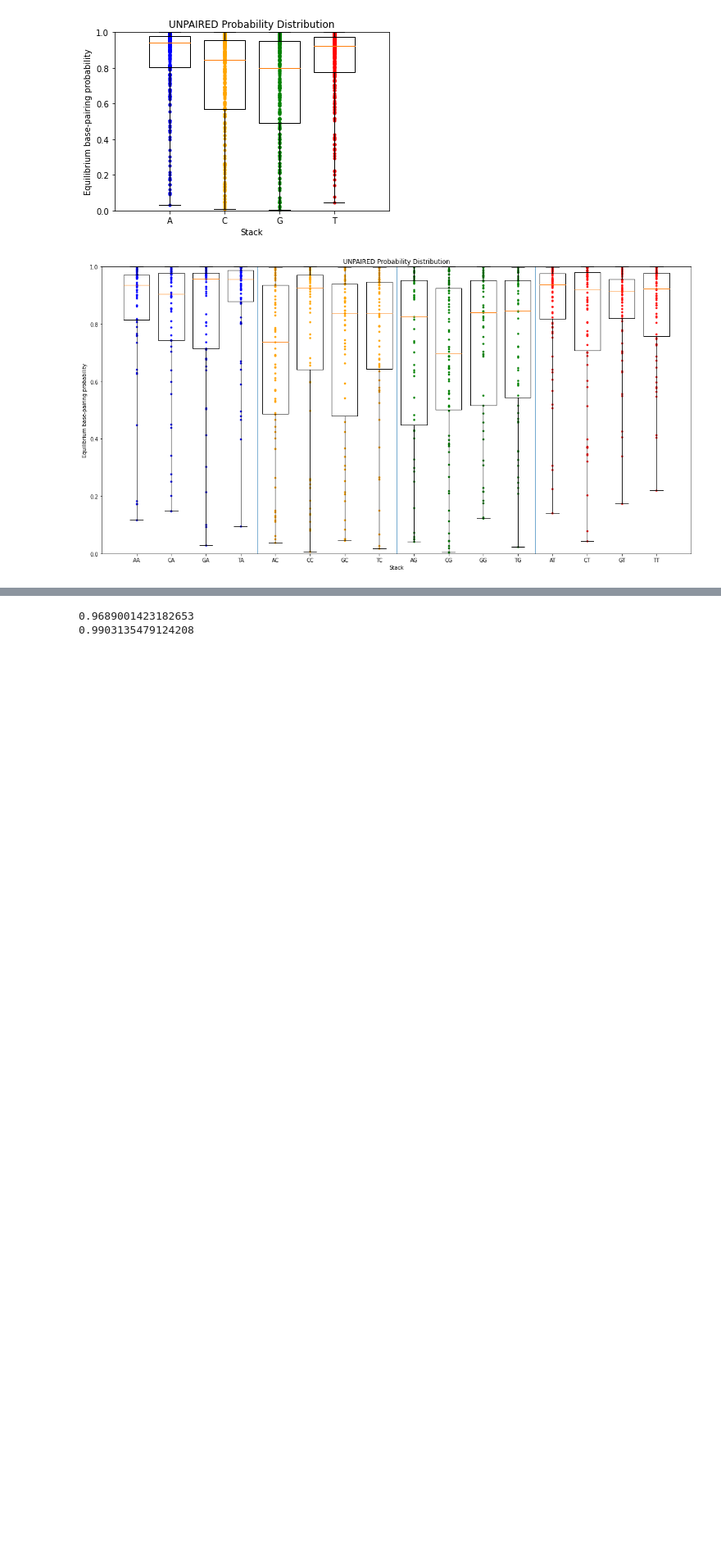
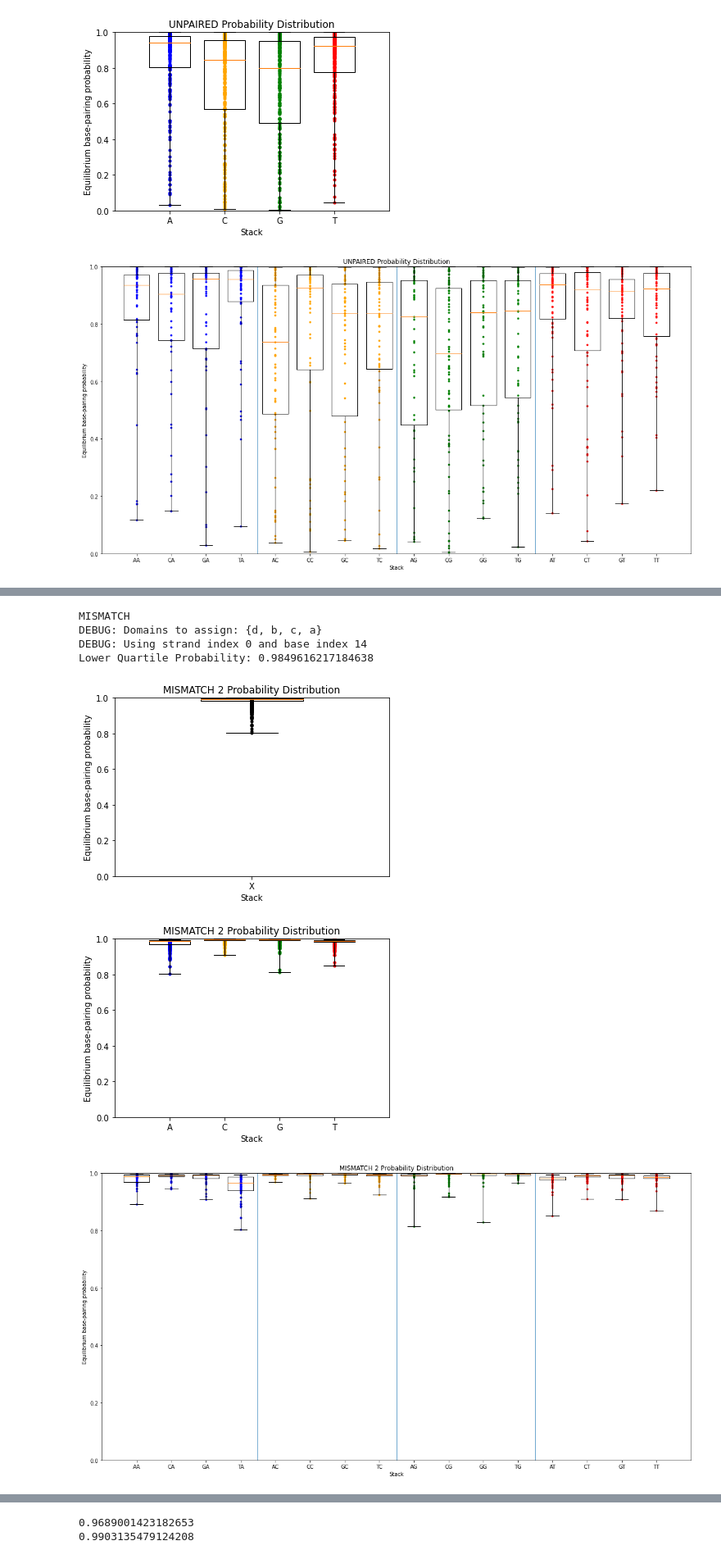
Before and after one commit to UC-Davis-molecular-computing/nuad, a Jupyter notebook: base_pair_probability.ipynb, the cells around one changed output, grey strips where cells are left out. Shown at 82% size. Cells and saved outputs as stored; diff of their text form; code cells hidden in the pictures; blank space fills up the shorter version.

```diff
--- a/base_pair_probability.ipynb
+++ b/base_pair_probability.ipynb
@@ -1266,0 +1156,24 @@ Lower Quartile Probability: 0.9422263522015356
+# %%
+print('MISMATCH')
+# MISMATCH
+#                       a    b    c
+#                     0  14 1516 17  31
+#                     |   |  ||  |   |
+#                    [-----##--##----->
+#                     |||||      |||||
+#                    <-----##--##-----]
+#                     |   |  ||  |   |
+#                     63 49 4847 46  32
+#                       a*^  d   c*
+#                         |
+#                     base pair
+mismatch_bppr = get_mismatch_bppr(2)
+mismatch_bppr.plot_all()
+# %% [output]
+MISMATCH
+DEBUG: Domains to assign: {d, b, c, a}
+DEBUG: Using strand index 0 and base index 14
+Lower Quartile Probability: 0.9849616217184638
+[figure, added]
+[figure, added]
+[figure, added]
```
Also changed, not shown: parts of 10 cells of this notebook.
